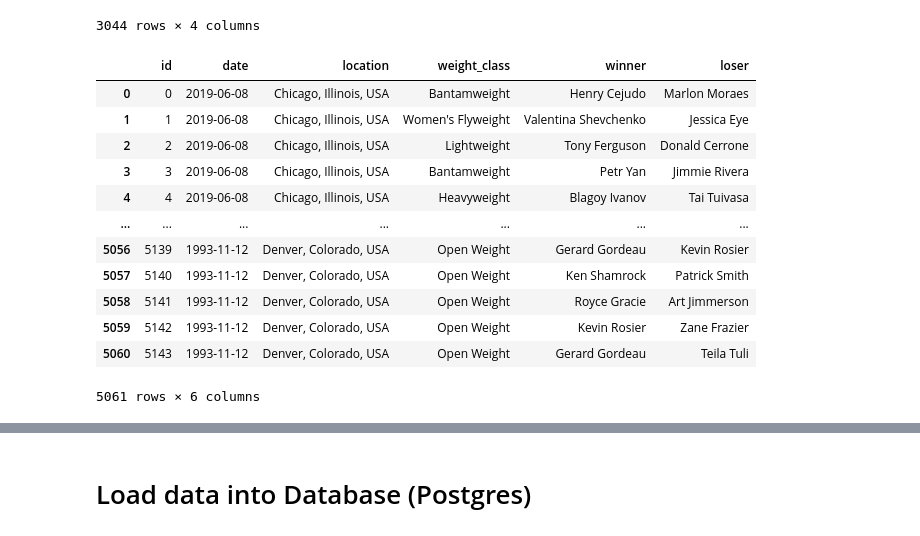
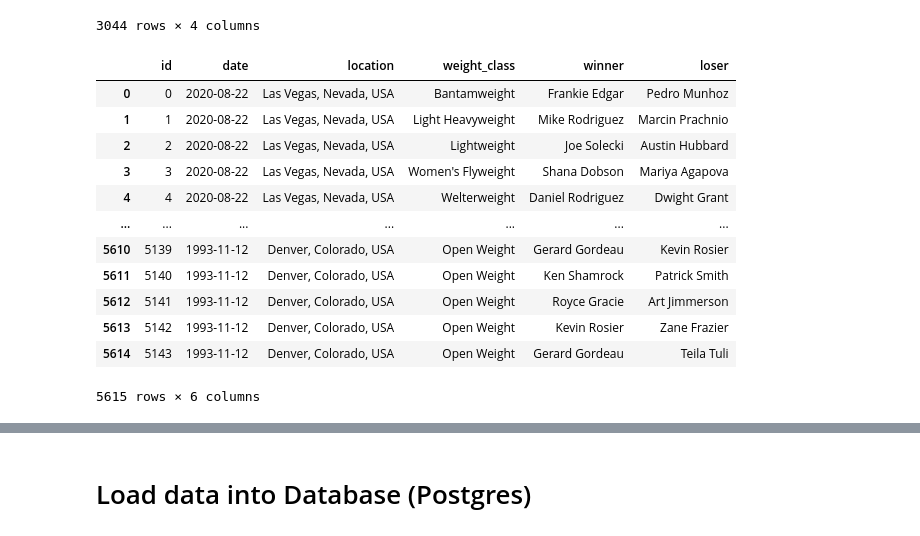
Before and after one commit to jiroken25/ETL_UFC, a Jupyter notebook: project.ipynb, the cells around one changed output, grey strips where cells are left out. Saved outputs shown, nothing was run; the diff lists cells and outputs as text; code cells hidden in the pictures.

```diff
--- a/project.ipynb
+++ b/project.ipynb
@@ -182,3 +182,8 @@ new_df
 | 552 | 2019-06-22 | Greenville, South Carolina, USA | Women's Flyweight | Molly McCann | Ariane Lipski |
 | 553 | 2019-06-22 | Greenville, South Carolina, USA | Middleweight | Deron Winn | Eric Spicely |
 554 rows × 5 columns
+# %%
+# concut match_df and new_df
+
+all_match_df = pd.concat([new_df,transformed_match_df])
+all_match_df
@@ -203,20 +222,20 @@ transformed_fighter_df
 | 3043 | 3043 | Zubaira Tukhugov | 172.72 | 65.83 |
 3044 rows × 4 columns
 # %%
-transformed_match_df = transformed_match_df.reset_index()
-transformed_match_df = transformed_match_df.rename(columns={"index":"id"})
-transformed_match_df
+all_match_df = all_match_df.reset_index()
+all_match_df = all_match_df.rename(columns={"index":"id"})
+all_match_df
 # %% [output]
 |  | id | date | location | weight_class | winner | loser |
-| 0 | 0 | 2019-06-08 | Chicago, Illinois, USA | Bantamweight | Henry Cejudo | Marlon Moraes |
-| 1 | 1 | 2019-06-08 | Chicago, Illinois, USA | Women's Flyweight | Valentina Shevchenko | Jessica Eye |
-| 2 | 2 | 2019-06-08 | Chicago, Illinois, USA | Lightweight | Tony Ferguson | Donald Cerrone |
-| 3 | 3 | 2019-06-08 | Chicago, Illinois, USA | Bantamweight | Petr Yan | Jimmie Rivera |
-| 4 | 4 | 2019-06-08 | Chicago, Illinois, USA | Heavyweight | Blagoy Ivanov | Tai Tuivasa |
+| 0 | 0 | 2020-08-22 | Las Vegas, Nevada, USA | Bantamweight | Frankie Edgar | Pedro Munhoz |
+| 1 | 1 | 2020-08-22 | Las Vegas, Nevada, USA | Light Heavyweight | Mike Rodriguez | Marcin Prachnio |
+| 2 | 2 | 2020-08-22 | Las Vegas, Nevada, USA | Lightweight | Joe Solecki | Austin Hubbard |
+| 3 | 3 | 2020-08-22 | Las Vegas, Nevada, USA | Women's Flyweight | Shana Dobson | Mariya Agapova |
+| 4 | 4 | 2020-08-22 | Las Vegas, Nevada, USA | Welterweight | Daniel Rodriguez | Dwight Grant |
 | ... | ... | ... | ... | ... | ... | ... |
-| 5056 | 5139 | 1993-11-12 | Denver, Colorado, USA | Open Weight | Gerard Gordeau | Kevin Rosier |
-| 5057 | 5140 | 1993-11-12 | Denver, Colorado, USA | Open Weight | Ken Shamrock | Patrick Smith |
-| 5058 | 5141 | 1993-11-12 | Denver, Colorado, USA | Open Weight | Royce Gracie | Art Jimmerson |
-| 5059 | 5142 | 1993-11-12 | Denver, Colorado, USA | Open Weight | Kevin Rosier | Zane Frazier |
-| 5060 | 5143 | 1993-11-12 | Denver, Colorado, USA | Open Weight | Gerard Gordeau | Teila Tuli |
+| 5610 | 5139 | 1993-11-12 | Denver, Colorado, USA | Open Weight | Gerard Gordeau | Kevin Rosier |
+| 5611 | 5140 | 1993-11-12 | Denver, Colorado, USA | Open Weight | Ken Shamrock | Patrick Smith |
+| 5612 | 5141 | 1993-11-12 | Denver, Colorado, USA | Open Weight | Royce Gracie | Art Jimmerson |
+| 5613 | 5142 | 1993-11-12 | Denver, Colorado, USA | Open Weight | Kevin Rosier | Zane Frazier |
+| 5614 | 5143 | 1993-11-12 | Denver, Colorado, USA | Open Weight | Gerard Gordeau | Teila Tuli |
-5061 rows × 6 columns
+5615 rows × 6 columns
```
Also changed, not shown: parts of 15 cells of this notebook, 2 other files.
